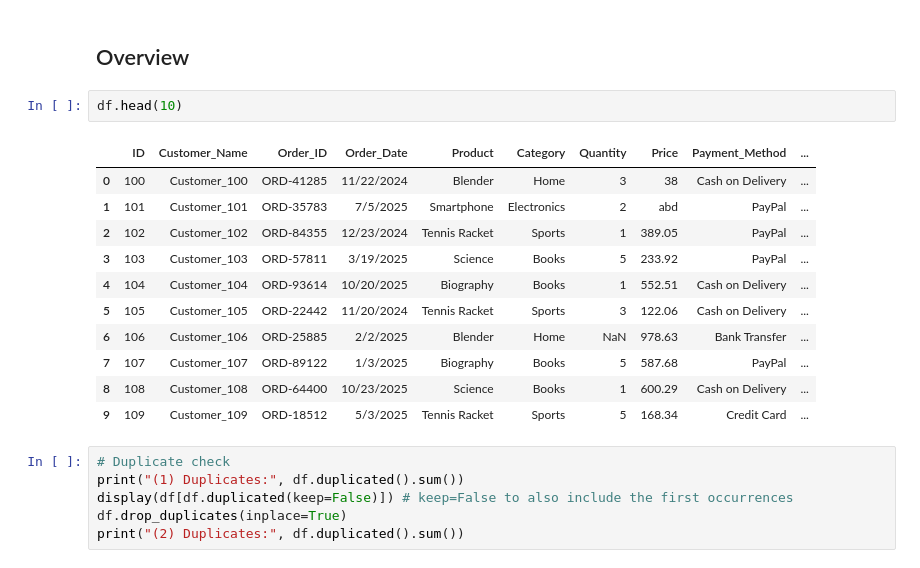
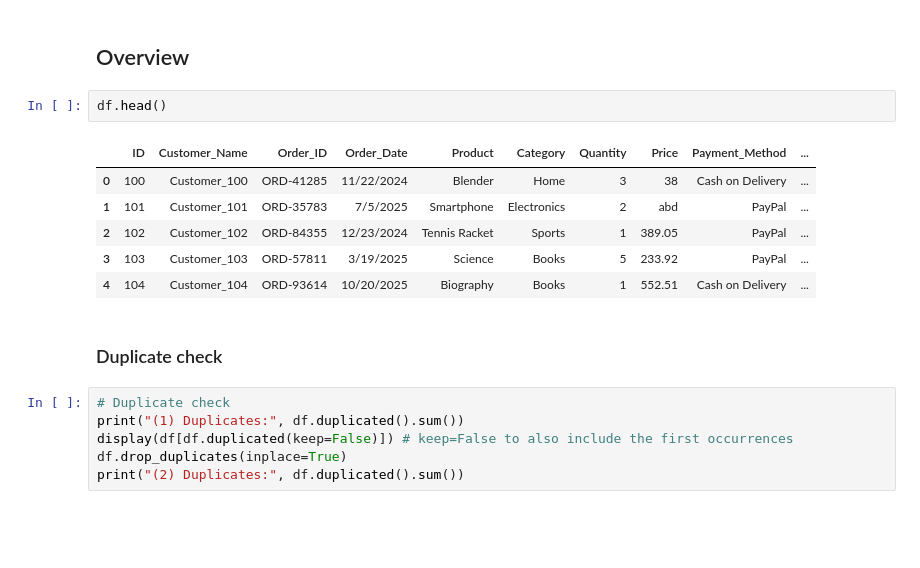
Before and after one commit to Gerum-Berhanu/data-cleaning, a Jupyter notebook: projects/05_ecommerce_sales/05_data_cleaning.ipynb, the cells around one changed output. Drawn from its saved outputs; the diff is of its cells as text; blank space fills up the shorter version.

```diff
--- a/projects/05_ecommerce_sales/05_data_cleaning.ipynb
+++ b/projects/05_ecommerce_sales/05_data_cleaning.ipynb
@@ -22,19 +14,16 @@ Initialized rejected_records accumulator
 # %% [markdown]
 ## Overview
 # %%
-df.head(10)
+df.head()
 # %% [output]
 |  | ID | Customer_Name | Order_ID | Order_Date | Product | Category | Quantity | Price | Payment_Method | ... |
 | 0 | 100 | Customer_100 | ORD-41285 | 11/22/2024 | Blender | Home | 3 | 38 | Cash on Delivery | ... |
 | 1 | 101 | Customer_101 | ORD-35783 | 7/5/2025 | Smartphone | Electronics | 2 | abd | PayPal | ... |
 | 2 | 102 | Customer_102 | ORD-84355 | 12/23/2024 | Tennis Racket | Sports | 1 | 389.05 | PayPal | ... |
 | 3 | 103 | Customer_103 | ORD-57811 | 3/19/2025 | Science | Books | 5 | 233.92 | PayPal | ... |
 | 4 | 104 | Customer_104 | ORD-93614 | 10/20/2025 | Biography | Books | 1 | 552.51 | Cash on Delivery | ... |
-| 5 | 105 | Customer_105 | ORD-22442 | 11/20/2024 | Tennis Racket | Sports | 3 | 122.06 | Cash on Delivery | ... |
-| 6 | 106 | Customer_106 | ORD-25885 | 2/2/2025 | Blender | Home | NaN | 978.63 | Bank Transfer | ... |
-| 7 | 107 | Customer_107 | ORD-89122 | 1/3/2025 | Biography | Books | 5 | 587.68 | PayPal | ... |
-| 8 | 108 | Customer_108 | ORD-64400 | 10/23/2025 | Science | Books | 1 | 600.29 | Cash on Delivery | ... |
-| 9 | 109 | Customer_109 | ORD-18512 | 5/3/2025 | Tennis Racket | Sports | 5 | 168.34 | Credit Card | ... |
+# %% [markdown]
+### Duplicate check
 # %%
 # Duplicate check
 print("(1) Duplicates:", df.duplicated().sum())
```
Also changed, not shown: parts of 20 cells of this notebook.
